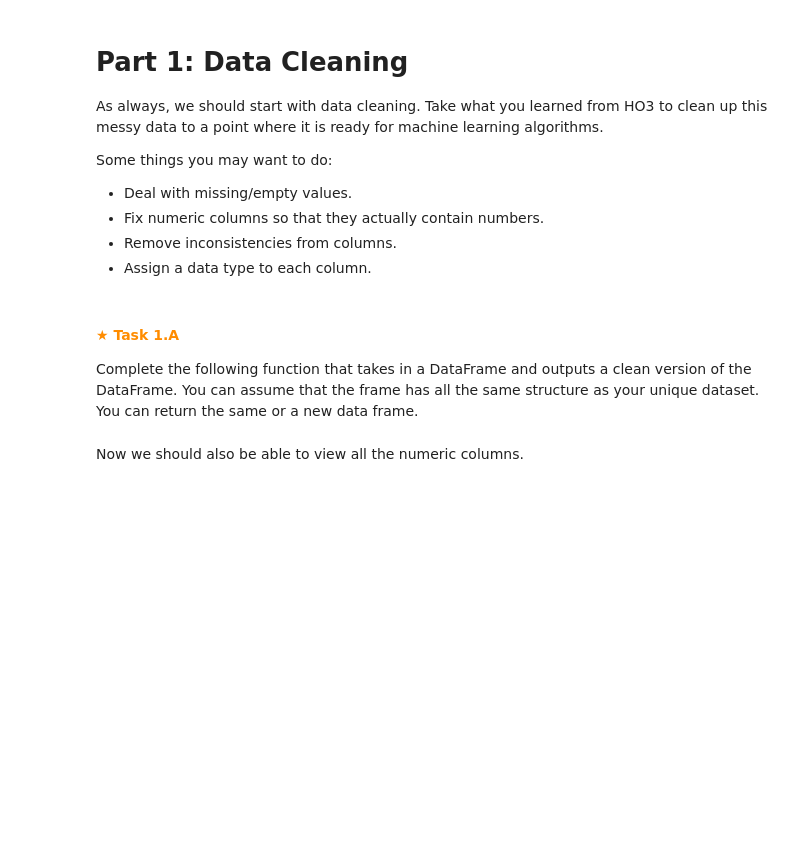
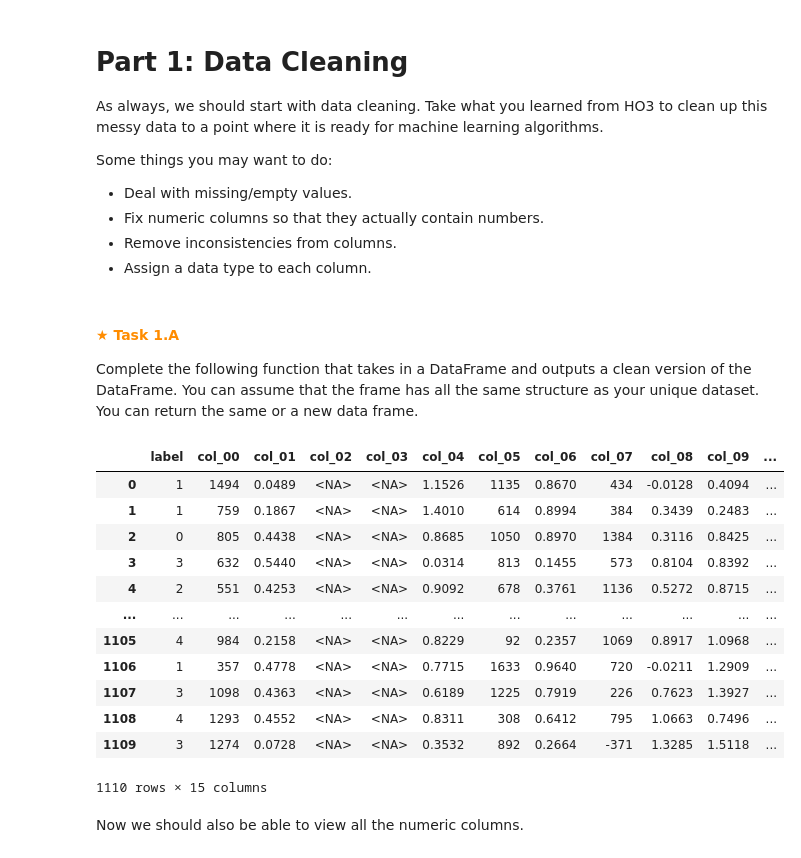
Before and after one commit to Kevinmunoz1/H05, a Jupyter notebook: assignment.ipynb, the cells around one changed output. Saved outputs shown, nothing was run; the diff lists cells and outputs as text; code cells hidden in the pictures; blank space fills up the shorter version.

```diff
--- a/assignment.ipynb
+++ b/assignment.ipynb
@@ -105,33 +105,49 @@ You can assume that the frame has all the same structure as your unique dataset.
 You can return the same or a new data frame.
 # %%
 def clean_data(df):
-    # Remove leading and trailing whitespaces from all columns
-    df = df.apply(lambda x: x.str.strip() if x.dtype == 'object' else x)
+    if df.empty:
+        return df
 
-    # Handle missing/empty values
-    df.replace('', np.nan, inplace=True)
-    df.dropna(inplace=True)
+    if 'label' in df.columns:
+        if not pd.api.types.is_numeric_dtype(df['label']):
+            df['label'] = pd.to_numeric(df['label'], errors= 'coerce')
 
-    # Convert numeric columns to the correct data type
-    numeric_cols = df.columns.difference(['col_02'])
-    for col in numeric_cols:
-        if df[col].dtype == 'object':
-            try:
-                df[col] = pd.to_numeric(df[col], errors='coerce')
-            except ValueError as e:
-                print(f"Column '{col}' couldn't be converted to numeric. Error: {e}")
-                # Decide how to handle the non-numeric values in the column
+    for column in df.columns:
+        if column == 'label':
+            continue
 
-    # Standardize text data (convert to lowercase)
-    text_cols = df.columns[df.dtypes == 'object']
-    df[text_cols] = df[text_cols].apply(lambda x: x.str.lower() if x.dtype == 'object' else x)
+        df[column] = df[column].astype(str).str.extract(r'([-+]?\d*.\d+|\d+)', expand= False)
+        df[column] = pd.to_numeric(df[column], errors = 'coerce')
 
-    # Address inconsistencies in categorical columns
+    for column in df.columns:
+        if pd.api.types.is_numeric_dtype(df[column]):
+            df[column].fillna(df[column].median(), inplace = True)
+        else:
+            df[column].fillna(df[column].mode()[0], inplace = True)
+
+    for column in df.columns:
+        if 'float' in str(df[column].dtype):
+            if all(df[column].dropna().apply(float.is_integer)):
+                df[column] = df[column].astype(pd.Int64Dtype())
 
     return df
 
 unique_data = clean_data(unique_data)
 unique_data
+# %% [output]
+|  | label | col_00 | col_01 | col_02 | col_03 | col_04 | col_05 | col_06 | col_07 | col_08 | col_09 | ... |
+| 0 | 1 | 1494 | 0.0489 | <NA> | <NA> | 1.1526 | 1135 | 0.8670 | 434 | -0.0128 | 0.4094 | ... |
+| 1 | 1 | 759 | 0.1867 | <NA> | <NA> | 1.4010 | 614 | 0.8994 | 384 | 0.3439 | 0.2483 | ... |
+| 2 | 0 | 805 | 0.4438 | <NA> | <NA> | 0.8685 | 1050 | 0.8970 | 1384 | 0.3116 | 0.8425 | ... |
+| 3 | 3 | 632 | 0.5440 | <NA> | <NA> | 0.0314 | 813 | 0.1455 | 573 | 0.8104 | 0.8392 | ... |
+| 4 | 2 | 551 | 0.4253 | <NA> | <NA> | 0.9092 | 678 | 0.3761 | 1136 | 0.5272 | 0.8715 | ... |
+| ... | ... | ... | ... | ... | ... | ... | ... | ... | ... | ... | ... | ... |
+| 1105 | 4 | 984 | 0.2158 | <NA> | <NA> | 0.8229 | 92 | 0.2357 | 1069 | 0.8917 | 1.0968 | ... |
+| 1106 | 1 | 357 | 0.4778 | <NA> | <NA> | 0.7715 | 1633 | 0.9640 | 720 | -0.0211 | 1.2909 | ... |
+| 1107 | 3 | 1098 | 0.4363 | <NA> | <NA> | 0.6189 | 1225 | 0.7919 | 226 | 0.7623 | 1.3927 | ... |
+| 1108 | 4 | 1293 | 0.4552 | <NA> | <NA> | 0.8311 | 308 | 0.6412 | 795 | 1.0663 | 0.7496 | ... |
+| 1109 | 3 | 1274 | 0.0728 | <NA> | <NA> | 0.3532 | 892 | 0.2664 | -371 | 1.3285 | 1.5118 | ... |
+1110 rows × 15 columns
 # %% [markdown]
 Now we should also be able to view all the numeric columns.
 # %%
```
Also changed, not shown: parts of 4 cells of this notebook, 2 other files.
